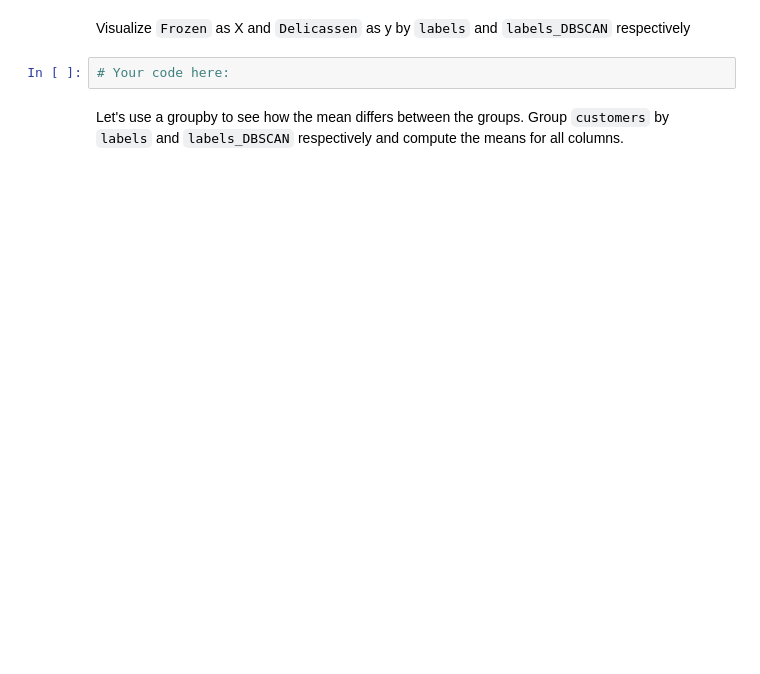
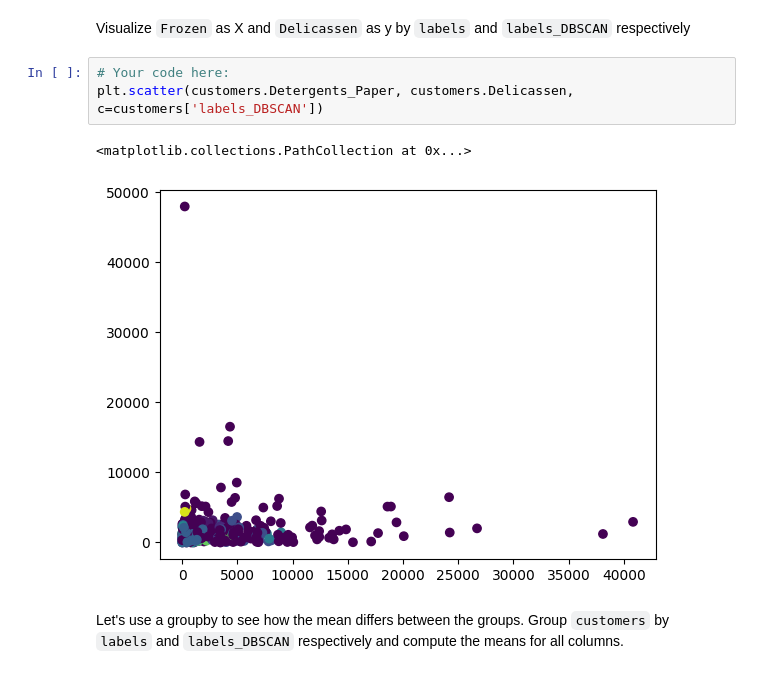
Before and after one commit to Ironhack-Data-Madrid-Abril-2023/7.4-lab_unsupervised_learning, a Jupyter notebook: your-code/main.ipynb, the cells around one changed output. Drawn from its saved outputs; the diff is of its cells as text; blank space fills up the shorter version.

```diff
--- a/your-code/main.ipynb
+++ b/your-code/main.ipynb
@@ -210,6 +280,10 @@ Visualize `Grocery` as X and `Fresh` as y by `labels` and `labels_DBSCAN` respec
 Visualize `Frozen` as X and `Delicassen` as y by `labels` and `labels_DBSCAN` respectively
 # %%
 # Your code here:
+plt.scatter(customers.Detergents_Paper, customers.Delicassen, c=customers['labels_DBSCAN'])
+# %% [output]
+<matplotlib.collections.PathCollection at 0x...>
+[figure, added]
 # %% [markdown]
 Let's use a groupby to see how the mean differs between the groups. Group `customers` by `labels` and `labels_DBSCAN` respectively and compute the means for all columns.
 # %%
```
Also changed, not shown: parts of 10 cells of this notebook.
